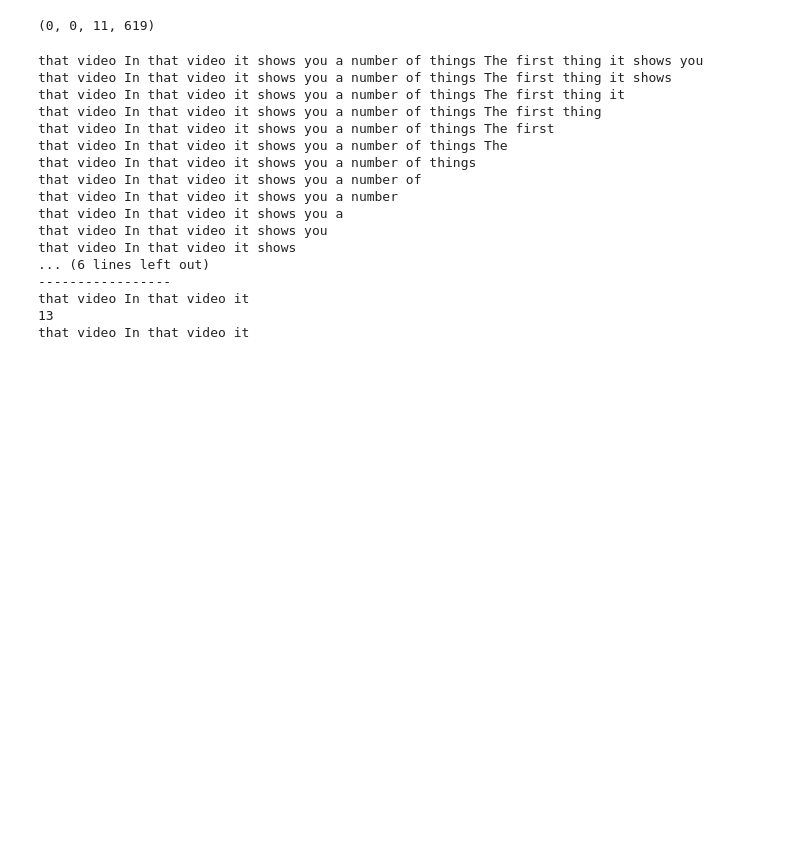
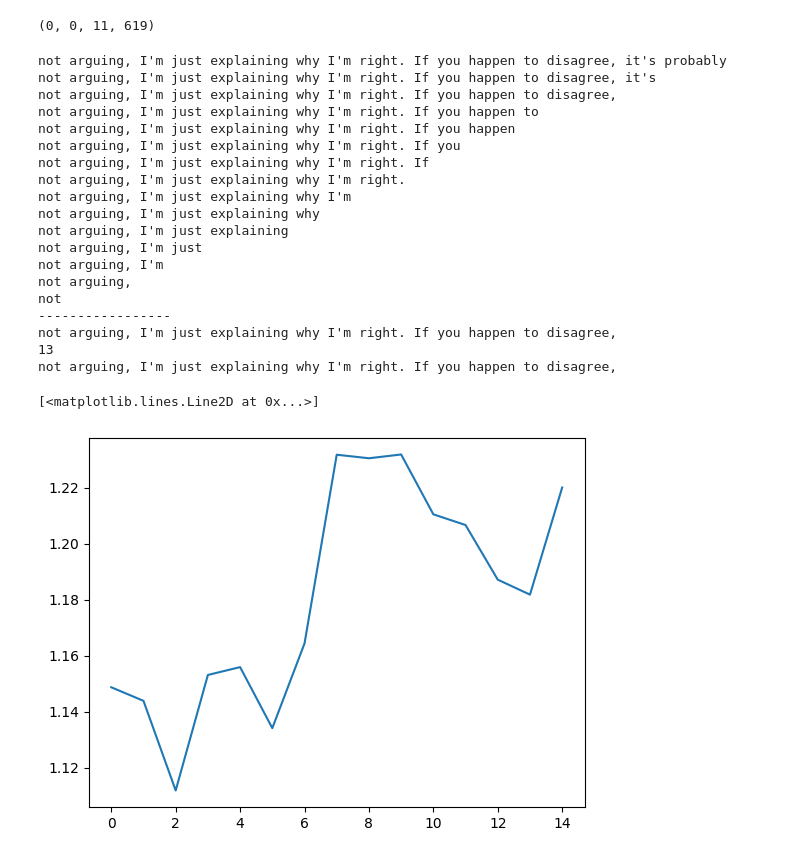
Before and after one commit to ZiJie-Duan/Subtitle-Generator, a Jupyter notebook: scr/Test.ipynb, the cells around one changed output. Saved outputs shown, nothing was run; the diff lists cells and outputs as text; code cells hidden in the pictures; blank space fills up the shorter version.

```diff
--- a/scr/Test.ipynb
+++ b/scr/Test.ipynb
@@ -212,6 +212,6 @@ from openai import OpenAI
 import numpy as np
 client = OpenAI(api_key=cfg("OPENAI_API_KEY_PETER"))
 
-def get_embedding(text, model="text-embedding-3-small"):
+def get_embedding(text, model="text-embedding-3-large"):
    text = text.replace("\n", " ")
    return client.embeddings.create(input = [text], model=model).data[0].embedding
@@ -221,3 +221,6 @@ tsttt = "that video In that video it shows you a number of things The first thin
+# %%
+tst = "如果你不同意"
+tsttt = " not arguing, I'm just explaining why I'm right. If you happen to disagree, it's probably "
 # %%
 tt = get_embedding(tst)
 tt = np.array(tt)
@@ -227,8 +230,8 @@ value = []
 lowest = 9999
 lowest_word = None
 lowest_index = None
-for i in range(1,len(text_list)):
-    sp = str(" ".join(text_list[:-i]))
+for i in range(len(text_list), 0, -1):
+    sp = str(" ".join(text_list[:i]))
     print(sp)
     emb = get_embedding(sp)
     emb = np.array(emb)
@@ -242,22 +245,30 @@ for i in range(1,len(text_list)):
 print("-----------------")
 print(lowest_word)
 print(lowest_index)
-print(" ".join(text_list[:-lowest_index]))
+print(" ".join(text_list[:lowest_index]))
 # %% [output]
-that video In that video it shows you a number of things The first thing it shows you
-that video In that video it shows you a number of things The first thing it shows
-that video In that video it shows you a number of things The first thing it
-that video In that video it shows you a number of things The first thing
-that video In that video it shows you a number of things The first
-that video In that video it shows you a number of things The
-that video In that video it shows you a number of things
-that video In that video it shows you a number of
-that video In that video it shows you a number
-that video In that video it shows you a
-that video In that video it shows you
-that video In that video it shows
-... (6 lines left out)
+not arguing, I'm just explaining why I'm right. If you happen to disagree, it's probably
+not arguing, I'm just explaining why I'm right. If you happen to disagree, it's
+not arguing, I'm just explaining why I'm right. If you happen to disagree,
+not arguing, I'm just explaining why I'm right. If you happen to
+not arguing, I'm just explaining why I'm right. If you happen
+not arguing, I'm just explaining why I'm right. If you
+not arguing, I'm just explaining why I'm right. If
+not arguing, I'm just explaining why I'm right.
+not arguing, I'm just explaining why I'm
+not arguing, I'm just explaining why
+not arguing, I'm just explaining
+not arguing, I'm just
+not arguing, I'm
+not arguing,
+not
 -----------------
-that video In that video it
+not arguing, I'm just explaining why I'm right. If you happen to disagree,
 13
-that video In that video it
+not arguing, I'm just explaining why I'm right. If you happen to disagree,
+# %%
+# draw the plot
+plt.plot(value)
+# %% [output]
+[<matplotlib.lines.Line2D at 0x...>]
+[figure, added]
```
Also changed, not shown: parts of 2 cells of this notebook, 1 other file.
